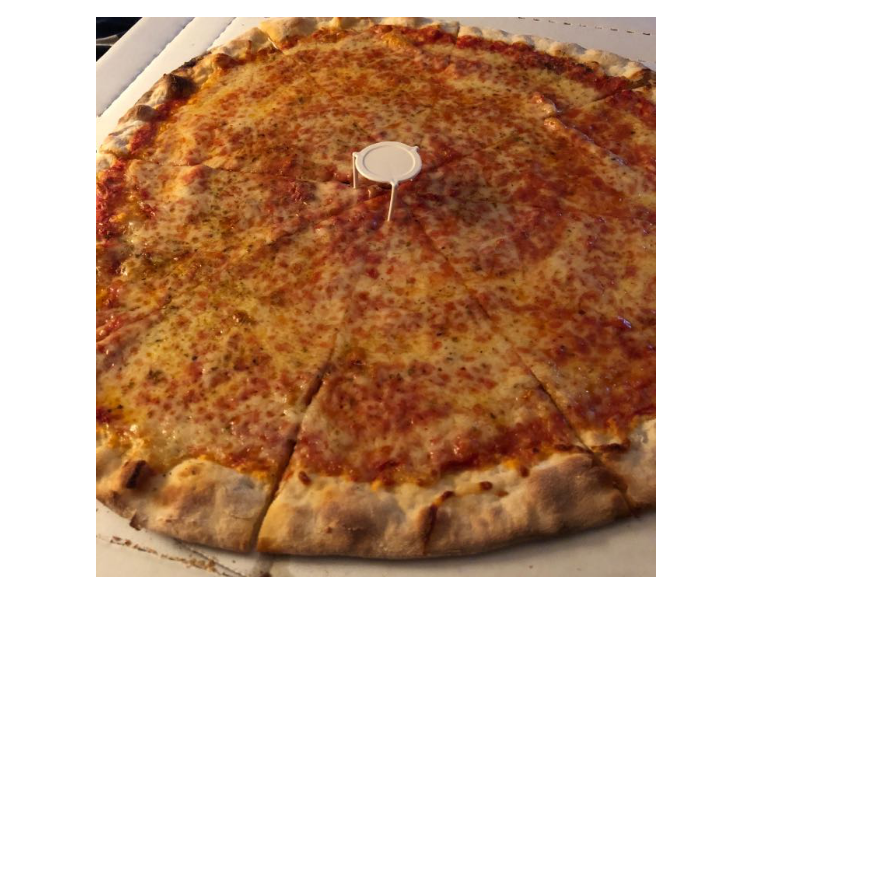
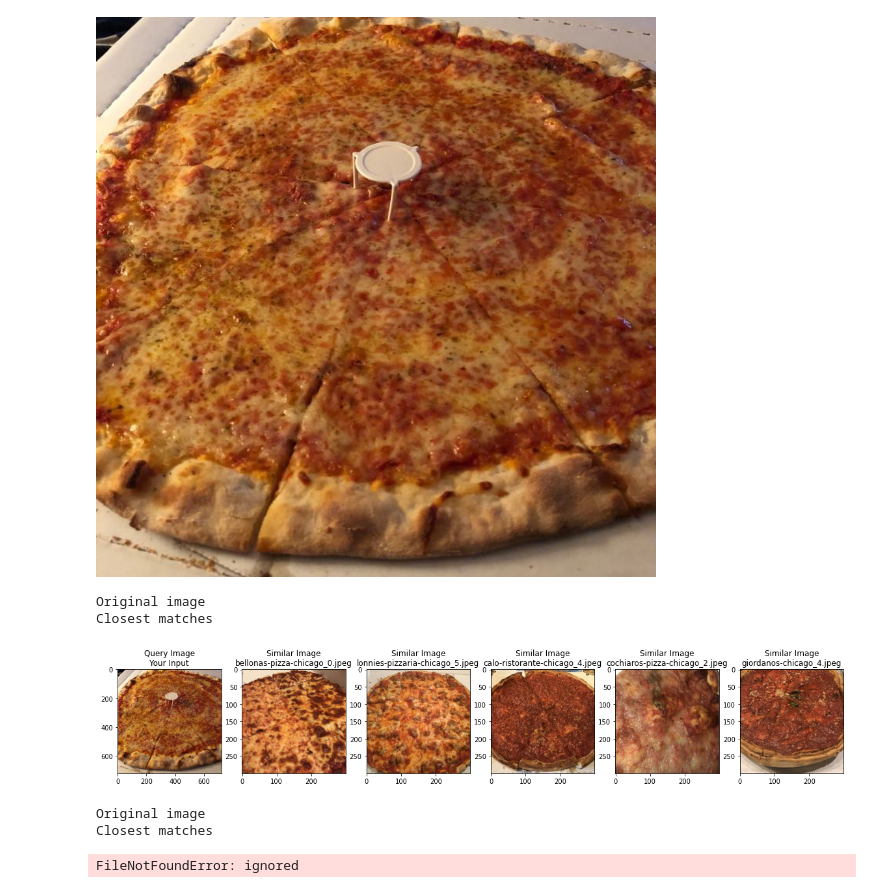
Before and after one commit to ejfeldman7/pizza_vision, a Jupyter notebook: Notebooks/autoencoder.ipynb, the cells around one changed output. Cells and saved outputs as stored; diff of their text form; code cells hidden in the pictures; blank space fills up the shorter version.

```diff
--- a/Notebooks/autoencoder.ipynb
+++ b/Notebooks/autoencoder.ipynb
@@ -74,7 +74,7 @@ Non-trainable params: 0
 _________________________________________________________________
 # %%
 # Directories for images
-base_directory = '/content/drive/My Drive/ds/pizza_images/autoencoder'
+base_directory = '/content/drive/My Drive/ds/pizza_images/autoencoder/yelp_only'
 training_directory = os.path.join(os.path.join(base_directory, 'train/data'),'')
 validation_directory = os.path.join(os.path.join(base_directory, 'validate/data'),'')
 test_directory = os.path.join(os.path.join(base_directory, 'test/data'),'')
@@ -123,17 +123,17 @@ training_directory
 # %%
 # Create generators to process images
 # Rescale by 1./255
-datagen = ImageDataGenerator(rescale=1./255, horizontal_flip = True, vertical_flip = True, rotation_range=40)
+datagen = ImageDataGenerator(rescale=1./255, horizontal_flip = True, vertical_flip = True, rotation_range=45)
 
 training_generator = datagen.flow_from_directory(
-        '/content/drive/My Drive/ds/pizza_images/autoencoder/train/',
+        '/content/drive/My Drive/ds/pizza_images/autoencoder/yelp_only/train/',
         target_size=(image_dimension, image_dimension),
         batch_size=batch_size,
         # No classes since unsupervised
         class_mode='input')
 
 validation_generator = datagen.flow_from_directory(
-        '/content/drive/My Drive/ds/pizza_images/autoencoder/validate/',
+        '/content/drive/My Drive/ds/pizza_images/autoencoder/yelp_only/validate/',
         target_size=(image_dimension, image_dimension),
         batch_size=batch_size,
         # No classes since unsupervised
@@ -190,3 +189,0 @@ autoencoder.save("/content/drive/My Drive/ds/pizza_images/autoencoder/autoencode
-# %%
-autoencoder = tf.keras.models.load_model("/content/drive/My Drive/ds/pizza_images/autoencoder/autoencoder2.h5")
-feature_extractor = tf.keras.models.load_model("/content/drive/My Drive/ds/pizza_images/autoencoder/feature_extractor1.h5")
@@ -429,18 +424,33 @@ def classname_filename(str):
 
 
 # Helper functions to plot the nearest images given a query image
-def plot_images(filenames, distances):
-    images = []
-    for filename in filenames:
-        images.append(mpimg.imread(filename))
+def plot_images(new_pizza):
+    top5 = compare_test_image(new_pizza)
+    images =[]
+    images.append(Image.open(new_pizza))
+    for image in top5:
+      im = Image.open(os.path.join('/content/drive/MyDrive/ds/pizza_images/all_images/data',image))
+      images.append(im)
     plt.figure(figsize=(20, 10))
-    columns = 4
+    titles = ['Your Input']
+    titles = titles.append(top5)
+    columns = 6
     for i, image in enumerate(images):
-        ax = plt.subplot(len(images) / columns + 1, columns, i + 1)
+        ax = plt.subplot((len(images)+1) / columns + 1, columns, i + 1)
         if i == 0:
-            ax.set_title("Query Image\n" + filenames[i].split('/')[-1].split('.')[0])
+            ax.set_title("Query Image\n" + 'Your Input')
         else:
-            ax.set_title("Similar Image\n" + filenames[i].split('/')[-1].split('.')[0] +
-                         "\nDistance: " +
-                         str(float("{0:.2f}".format(distances[i]))))
+            ax.set_title("Similar Image\n" + top5[i-1])
         plt.imshow(image)
+# %%
+plot_images('/content/drive/MyDrive/ds/pizza_images/autoencoder/test/veranda_test.jpg')
+# %% [output]
+Original image
+Closest matches
+[figure, added]
+# %%
+plot_images('/content/drive/MyDrive/ds/pizza_images/autoencoder/test/veranda_test2.jpg')
+# %% [output]
+Original image
+Closest matches
+FileNotFoundError: ignored
```
Also changed, not shown: parts of 13 cells of this notebook, 7 other files.
